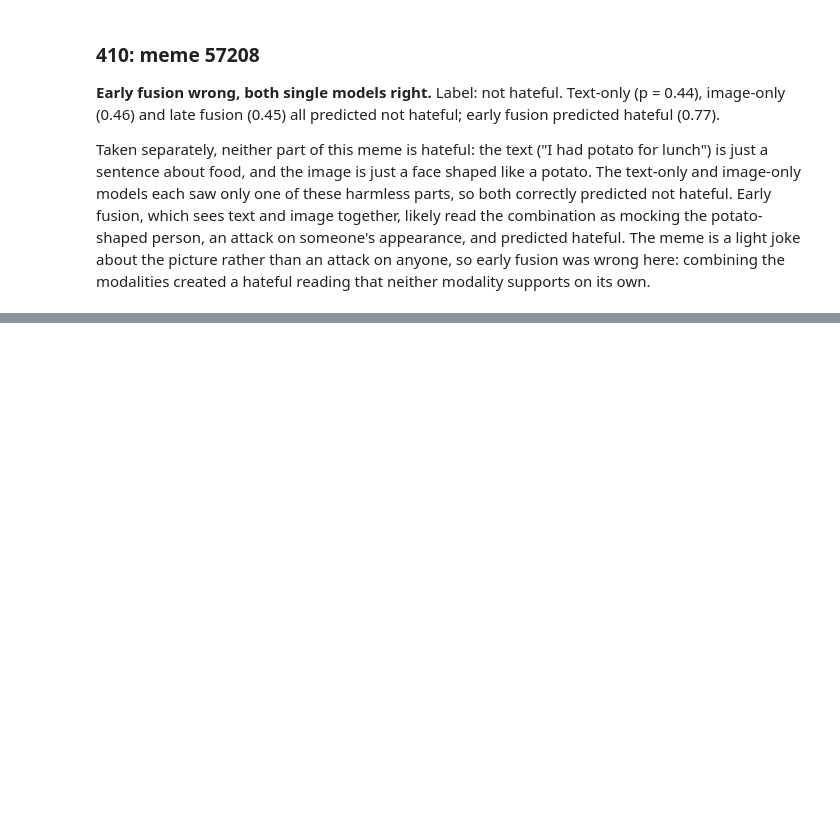
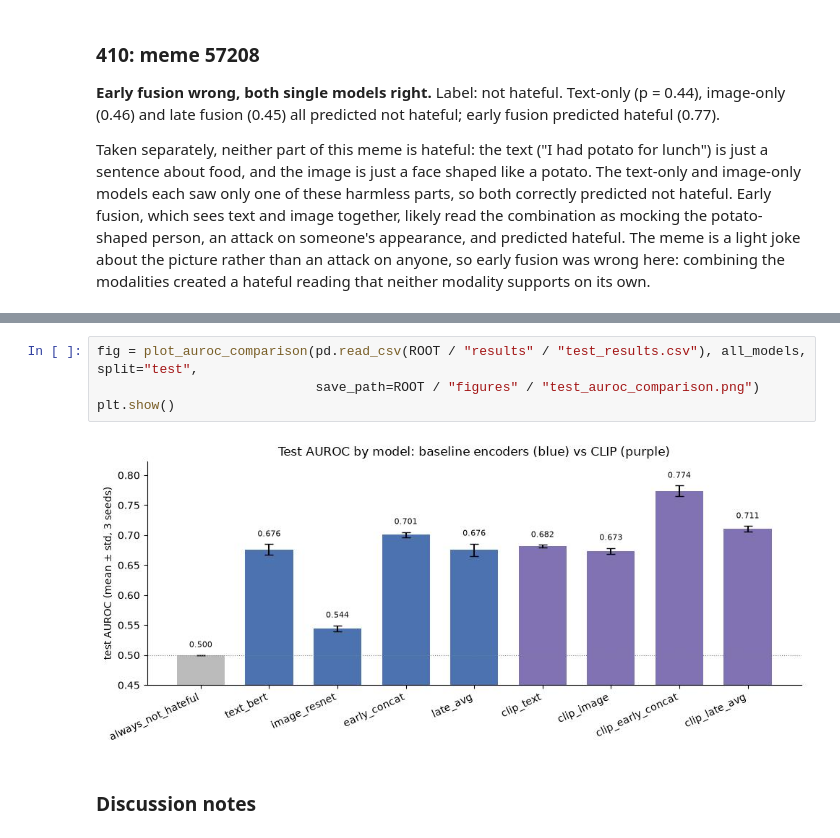
Before and after one commit to LUCIFER5671/hateful-memes, a Jupyter notebook: notebooks/lab3.ipynb, the cells around one changed output, grey strips where cells are left out. Saved outputs shown, nothing was run; the diff lists cells and outputs as text; blank space fills up the shorter version.

Commit message:
Step 7: final test-set evaluation (single run)

```diff
--- a/notebooks/lab3.ipynb
+++ b/notebooks/lab3.ipynb
@@ -499,0 +539,8 @@ Taken separately, neither part of this meme is hateful: the text ("I had potato
+# %%
+fig = plot_auroc_comparison(pd.read_csv(ROOT / "results" / "test_results.csv"), all_models, split="test",
+                            save_path=ROOT / "figures" / "test_auroc_comparison.png")
+plt.show()
+# %% [output]
+[figure, added]
+# %% [markdown]
+### Discussion notes
```
Also changed, not shown: parts of 4 cells of this notebook, 16 other files.
